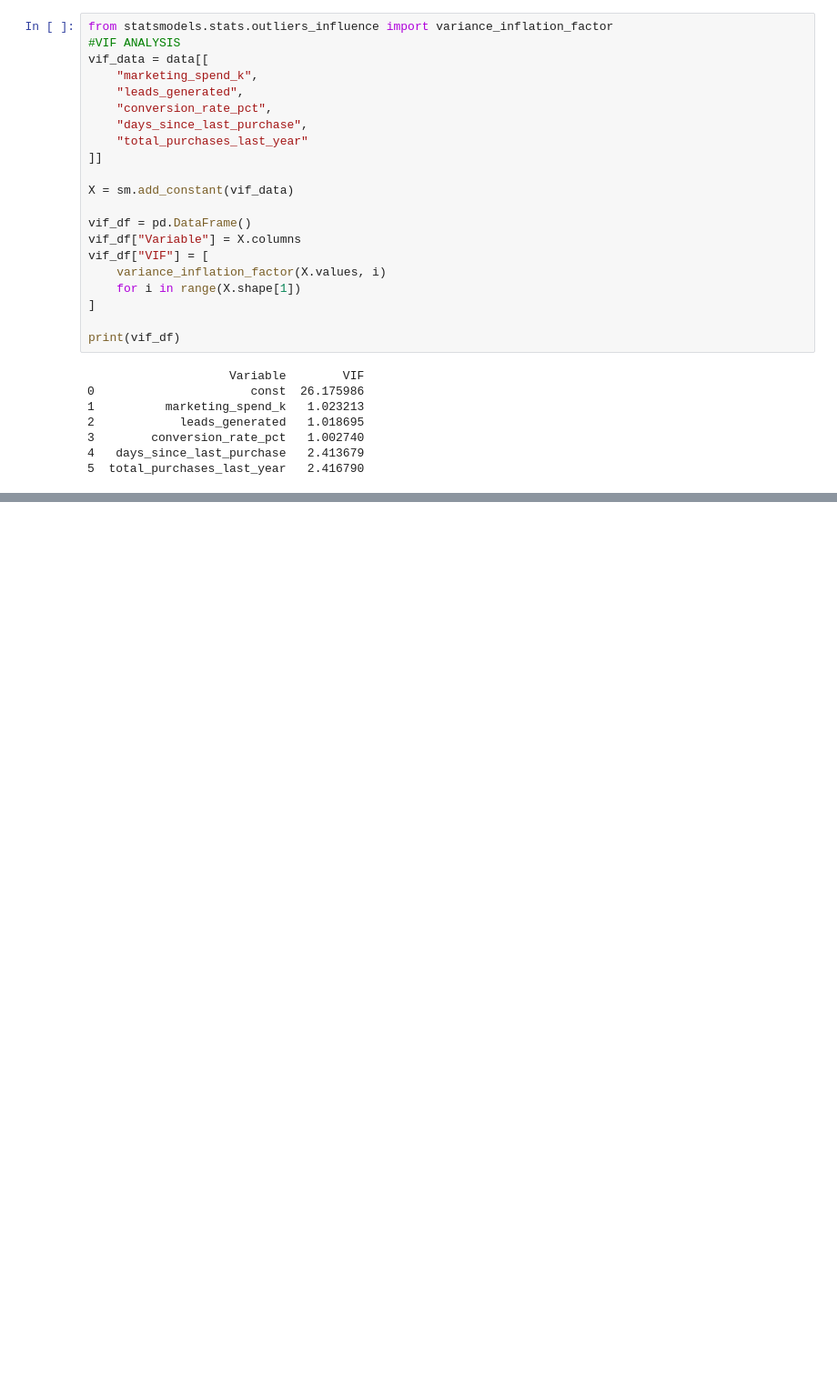
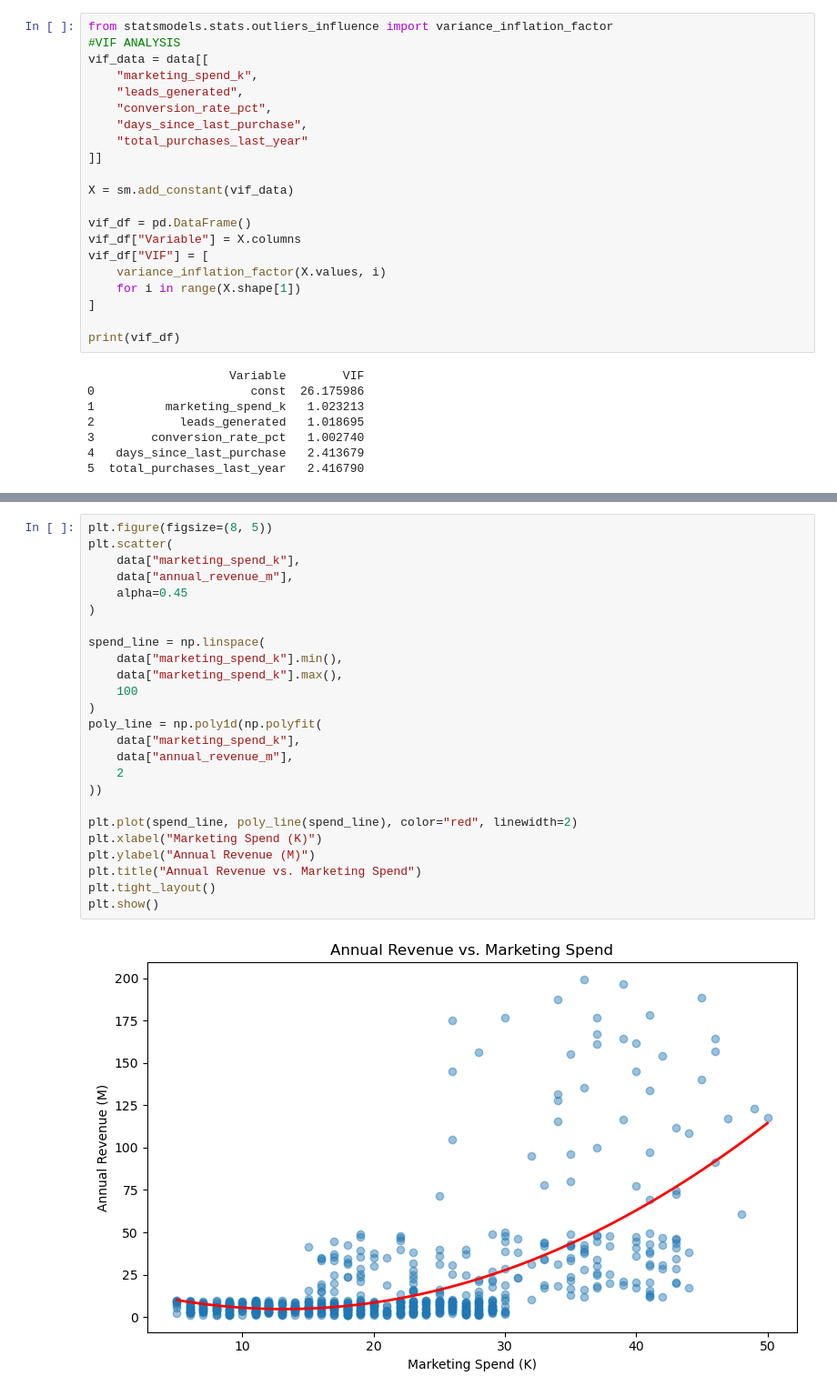
Before and after one commit to riverocel/capstone, a Jupyter notebook: Marketing_1.ipynb, the cells around one changed output, grey strips where cells are left out. Shown at 91% size. Cells and saved outputs as stored; diff of their text form; blank space fills up the shorter version.

```diff
--- a/Marketing_1.ipynb
+++ b/Marketing_1.ipynb
@@ -244,0 +250,27 @@ print(vif_df)
+# %%
+plt.figure(figsize=(8, 5))
+plt.scatter(
+    data["marketing_spend_k"],
+    data["annual_revenue_m"],
+    alpha=0.45
+)
+
+spend_line = np.linspace(
+    data["marketing_spend_k"].min(),
+    data["marketing_spend_k"].max(),
+    100
+)
+poly_line = np.poly1d(np.polyfit(
+    data["marketing_spend_k"],
+    data["annual_revenue_m"],
+    2
+))
+
+plt.plot(spend_line, poly_line(spend_line), color="red", linewidth=2)
+plt.xlabel("Marketing Spend (K)")
+plt.ylabel("Annual Revenue (M)")
+plt.title("Annual Revenue vs. Marketing Spend")
+plt.tight_layout()
+plt.show()
+# %% [output]
+[figure, added]
```
Also changed, not shown: parts of 8 cells of this notebook, 3 other files.
